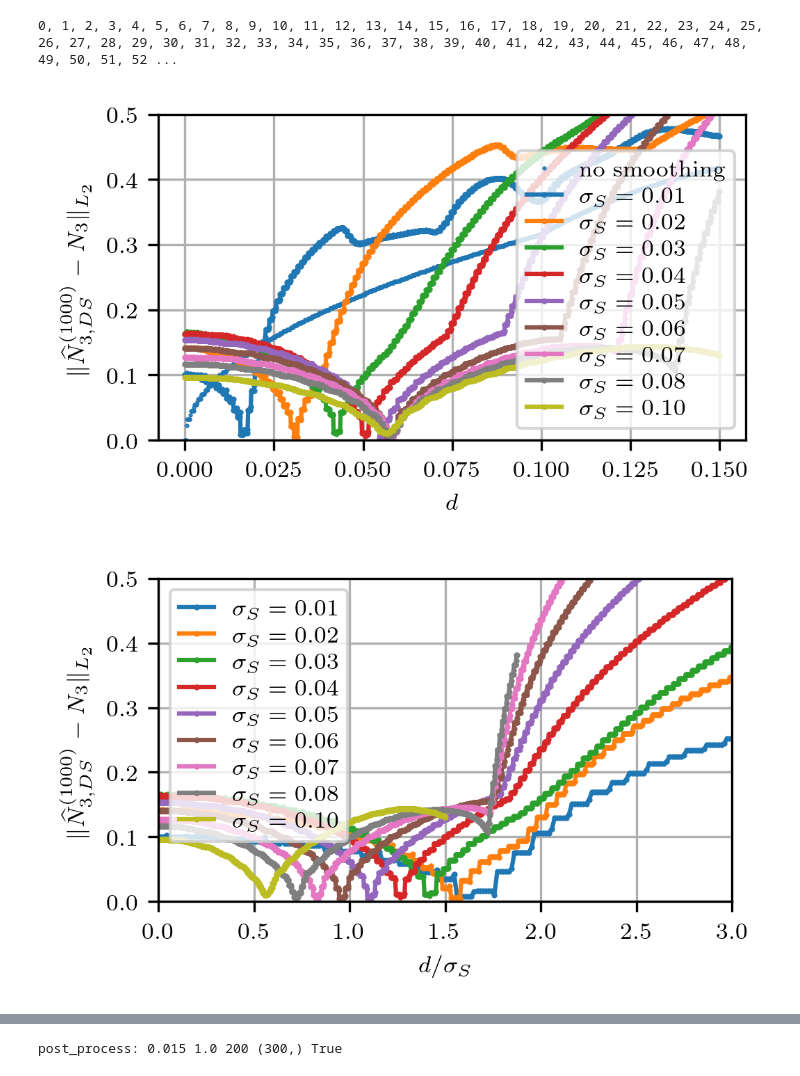
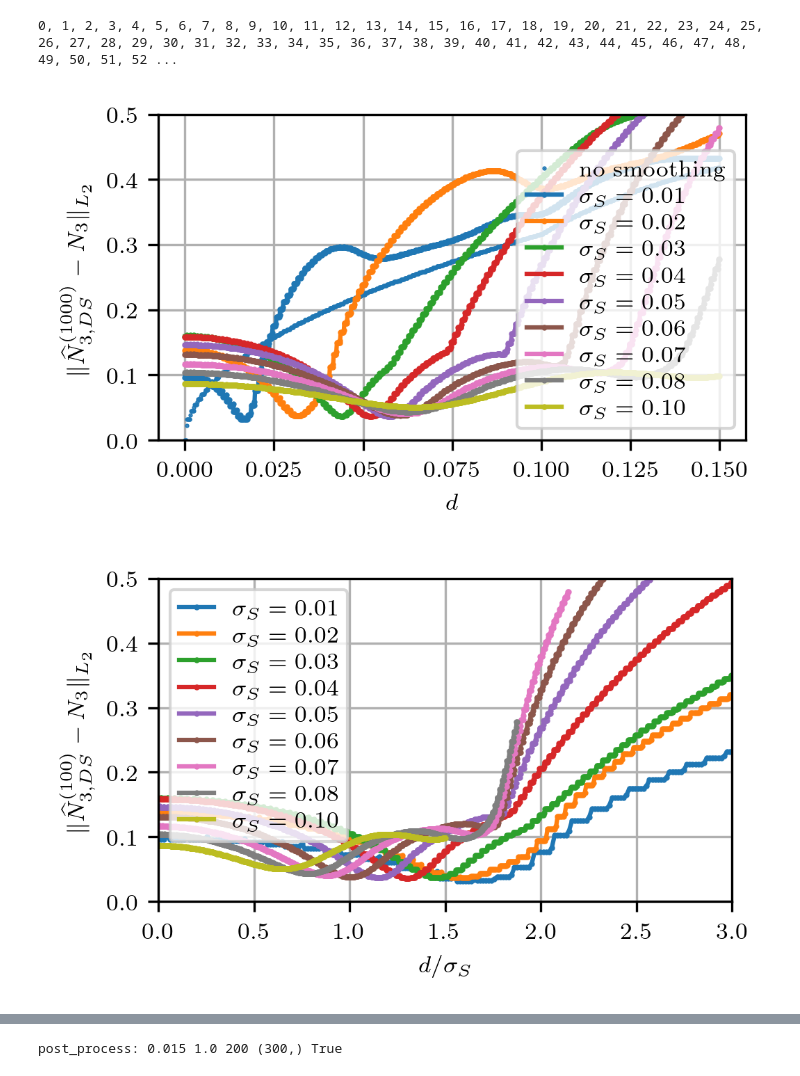
Before and after one commit to flabowski/POD-ROM-and-gaussian-convolution, a Jupyter notebook: notebooks/Fig01_02.ipynb, the cells around one changed output, grey strips where cells are left out. Drawn from its saved outputs; the diff is of its cells as text; code cells hidden in the pictures.

```diff
--- a/notebooks/Fig01_02.ipynb
+++ b/notebooks/Fig01_02.ipynb
@@ -237,7 +250,7 @@ for case, d, row in zip(["separated", "adjacent", "overlapping"],
 
     axs[row, 2].plot(x, N3, "k-", lw=1, label="$N_3$")
     axs[row, 2].plot(x, N3_D10, "C2-", label=r"$\widehat{N}_{3,D_{10}}$")
-    #axs[row, 2].plot(x, N3_D50, "C2--", lw=1, label="$\widehat{N}_{3,D_{50}}$")
+    axs[row, 2].plot(x, N3_D50, "C2:", lw=1, label="$\widehat{N}_{3,D_{50}}$")
     axs[row, 2].plot(x, N3_D100, "C2--", lw=1, label=r"$\widehat{N}_{3,D_{100}}$")
 plt.savefig(pth+"example1.pdf")
 plt.show()
@@ -288,7 +301,7 @@ for i, d in enumerate(distances):
 #         N3_D30_ = richardson_lucy(x, N3_s_hat, sgm=sig, num_iter=10, truth=None, damping=10, clip=True, mode="wrap")
 #         N3_D100_ = richardson_lucy(x, N3_s_hat, sgm=sig, num_iter=50, truth=None, damping=10, clip=True, mode="wrap")
 #         N3_D30 = richardson_lucy(x, N3_s_hat, sgm=sig*2, num_iter=10, truth=None, damping=10, clip=True, mode="wrap")
-        N3_D100 = richardson_lucy(x, N3_s_hat, sgm=sig*2.0, num_iter=1000, damping=2, clip=True, mode="wrap")[0]
+        N3_D100 = richardson_lucy(x, N3_s_hat, sgm=sig*2.0, num_iter=100, damping=2, clip=True, mode="wrap")[0]
 #         e2[i, j] = np.mean((N3_s_hat-N3)**2)**.5
         e3[i, j] = np.mean((N3_s_hat-N3_s)**2)**.5
 #         e4[i, j] = np.mean((N3_D30-N3)**2)**.5
@@ -333,31 +346,31 @@ plt.tight_layout()
 plt.savefig(pth+"example1_e_vs_d.pdf")
 plt.show()
 # %% [output]
-[figure, old version]
+[figure, new version]
 # %%
 fig, ax = plt.subplots(1, 1, figsize=single_column_figure)  # (page_width_in/2, page_width_in/3)
 
 #ax.plot(distances, e1, "C0.", ms=1, label="no smoothing")
 for j, sig in enumerate(sigmas[:9]):
     ax.plot(distances/sig, e5[:, j], "o-", ms=1, label=r"$\sigma_S={:.2f}$".format(sig))
 
 #ax.set_xticks(np.linspace(0, .15, 16, endpoint=True), minor=True)
 ax.set_yticks(np.linspace(0, 1, 11, endpoint=True), minor=True)
 #ax.set_yticklabels([])
 ax.legend(loc="upper left")
 plt.grid(True, which='minor', linestyle='--', lw=.25)
 plt.grid(True, which='major', linestyle='-')
 
 plt.xlabel("distance $d$ between $N_1$ and $N_2$")
 plt.xlabel(r"$d/\sigma_S$")
-plt.ylabel(r"$\|\widehat{N}_{3,DS}^{(1000)}-N_3\|_{L_2}$")
+plt.ylabel(r"$\|\widehat{N}_{3,DS}^{(100)}-N_3\|_{L_2}$")
 plt.xlim(0, 3.)
 plt.ylim(0, 0.5)
 plt.tight_layout()
 plt.savefig(pth+"example1_e_vs_d.pdf")
 plt.show()
 # %% [output]
-[figure, old version]
+[figure, new version]
 # %%
 fig, ax = plt.subplots(1, 1, figsize=single_column_figure)  # (page_width_in/2, page_width_in/3)
 
```
Also changed, not shown: parts of 2 cells of this notebook, 13 other files.
